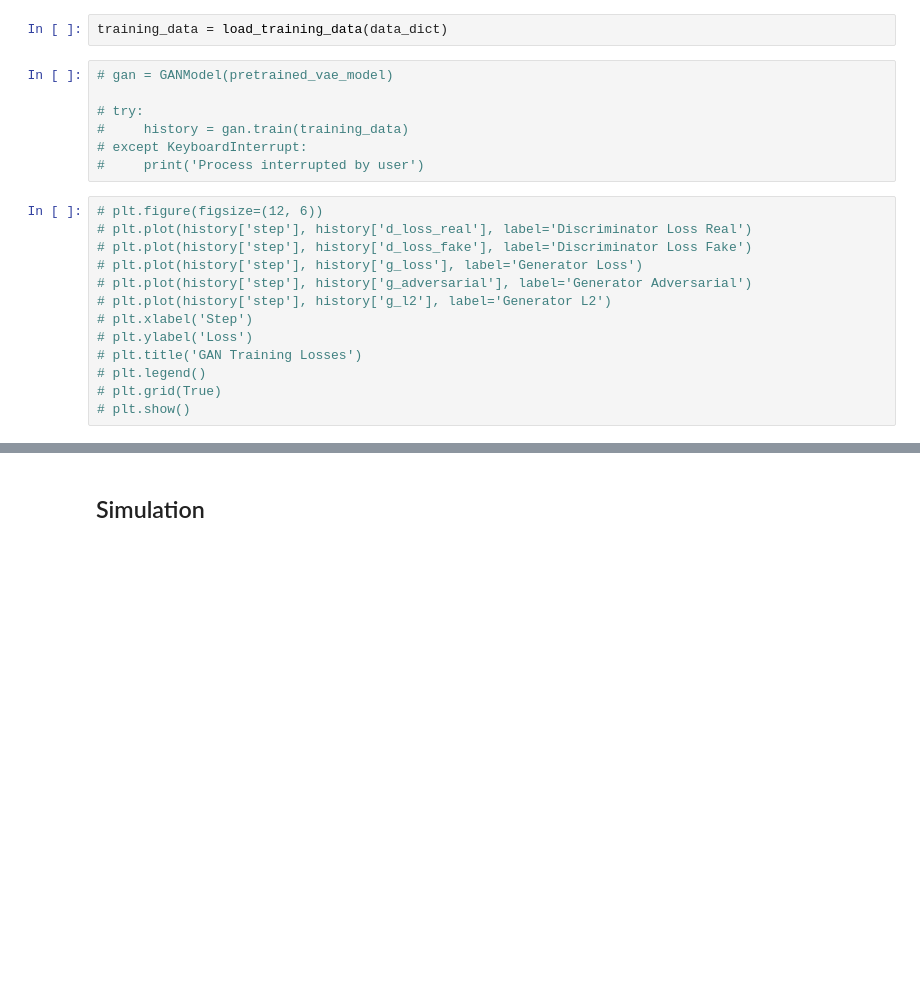
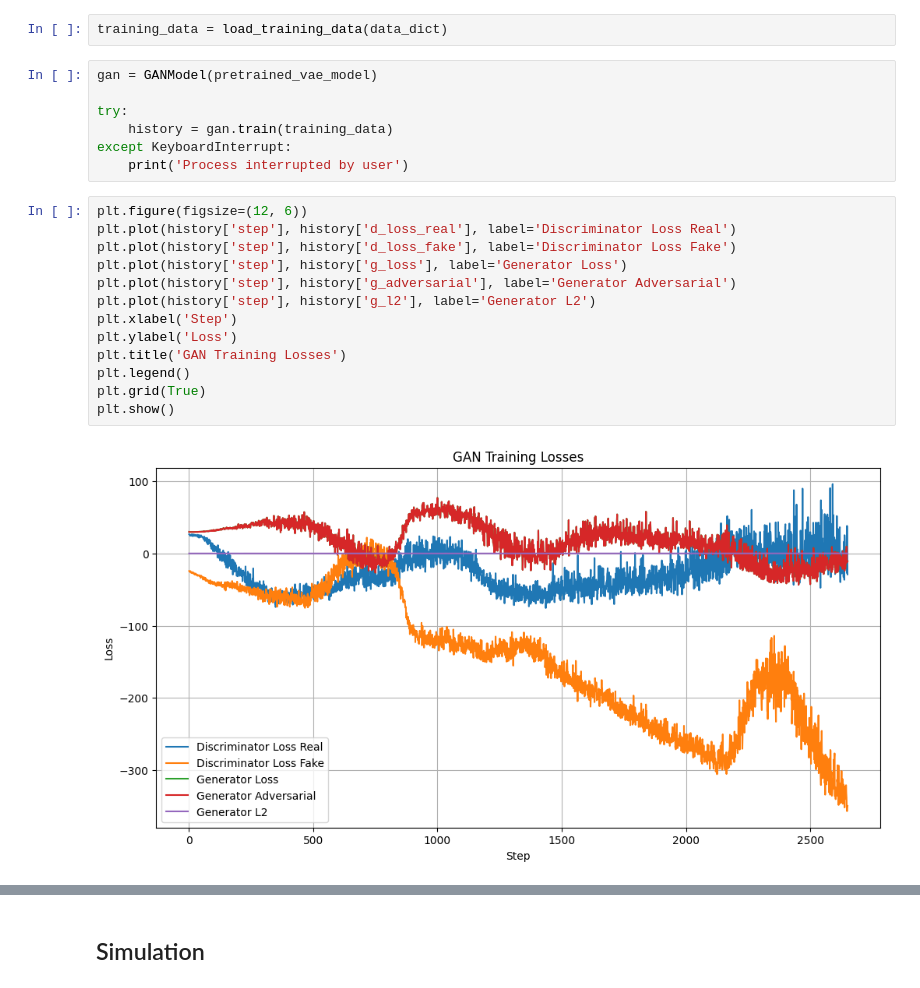
Before and after one commit to oriolbustos/t1d-data-based-digital-twin, a Jupyter notebook: hands-on-part-b.ipynb, the cells around one changed output, grey strips where cells are left out. Saved outputs shown, nothing was run; the diff lists cells and outputs as text; blank space fills up the shorter version.

```diff
--- a/hands-on-part-b.ipynb
+++ b/hands-on-part-b.ipynb
@@ -270,22 +272,24 @@ def load_training_data(df):
 # %%
 training_data = load_training_data(data_dict)
 # %%
-# gan = GANModel(pretrained_vae_model)
+gan = GANModel(pretrained_vae_model)
 
-# try:
-#     history = gan.train(training_data)
-# except KeyboardInterrupt:
-#     print('Process interrupted by user')
+try:
+    history = gan.train(training_data)
+except KeyboardInterrupt:
+    print('Process interrupted by user')
 # %%
-# plt.figure(figsize=(12, 6))
-# plt.plot(history['step'], history['d_loss_real'], label='Discriminator Loss Real')
-# plt.plot(history['step'], history['d_loss_fake'], label='Discriminator Loss Fake')
-# plt.plot(history['step'], history['g_loss'], label='Generator Loss')
-# plt.plot(history['step'], history['g_adversarial'], label='Generator Adversarial')
-# plt.plot(history['step'], history['g_l2'], label='Generator L2')
-# plt.xlabel('Step')
-# plt.ylabel('Loss')
-# plt.title('GAN Training Losses')
-# plt.legend()
-# plt.grid(True)
-# plt.show()
+plt.figure(figsize=(12, 6))
+plt.plot(history['step'], history['d_loss_real'], label='Discriminator Loss Real')
+plt.plot(history['step'], history['d_loss_fake'], label='Discriminator Loss Fake')
+plt.plot(history['step'], history['g_loss'], label='Generator Loss')
+plt.plot(history['step'], history['g_adversarial'], label='Generator Adversarial')
+plt.plot(history['step'], history['g_l2'], label='Generator L2')
+plt.xlabel('Step')
+plt.ylabel('Loss')
+plt.title('GAN Training Losses')
+plt.legend()
+plt.grid(True)
+plt.show()
+# %% [output]
+[figure, added]
```
Also changed, not shown: parts of 6 cells of this notebook, 1 other file.
